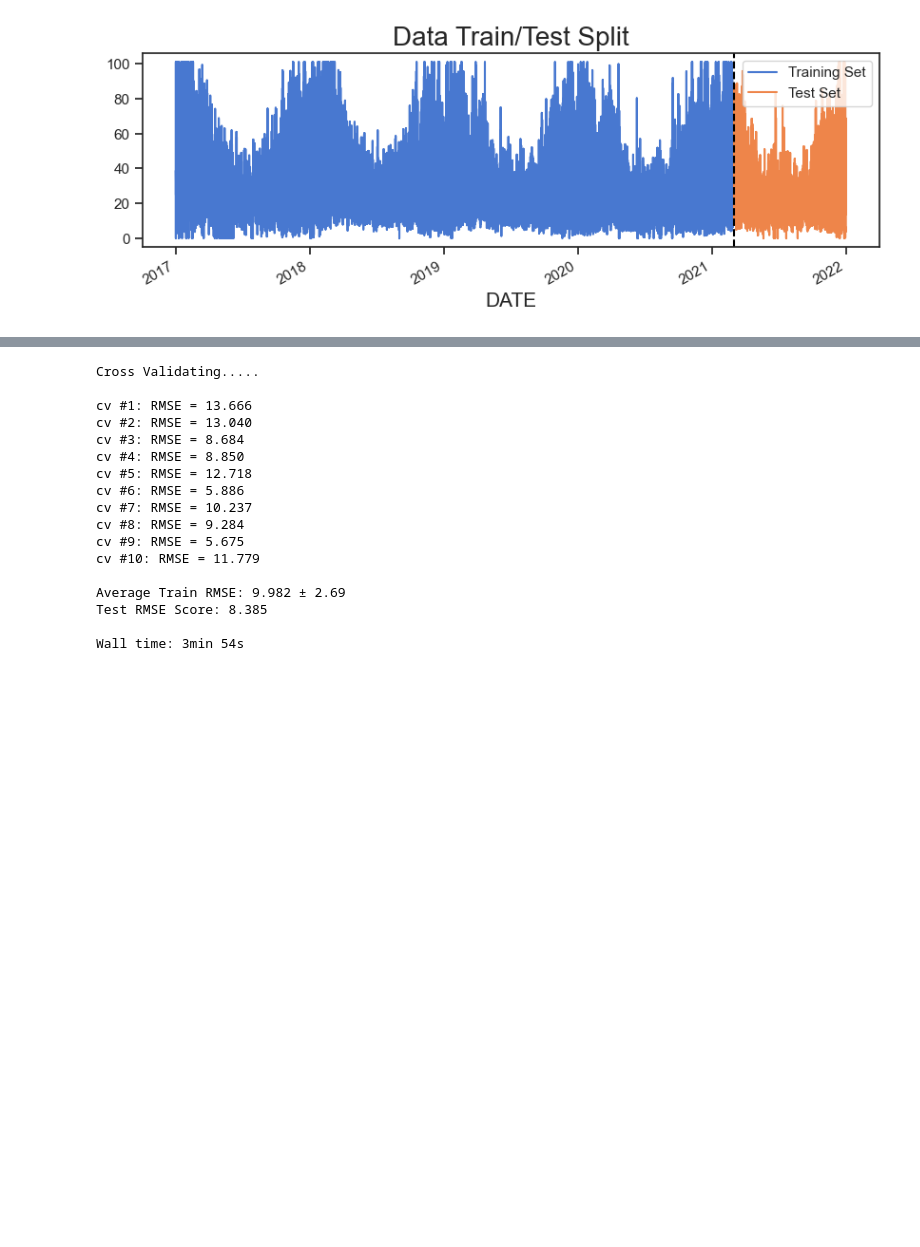
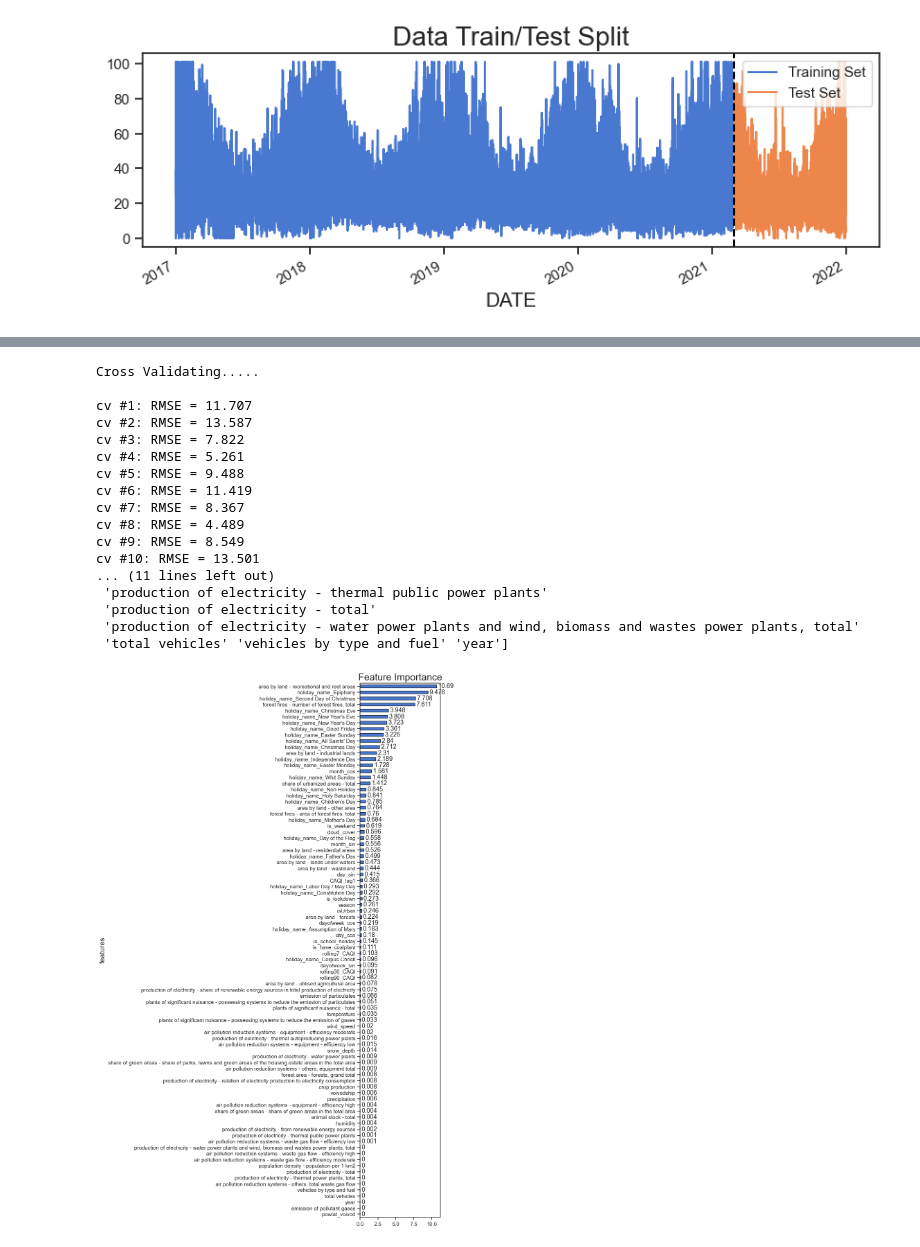
Before and after one commit to OmdenaAI/warsaw-poland-chapter-air-pollution, a Jupyter notebook: src/tasks/task-4-modeling/Joseph Antony_Modelling/1. BaseLine Model.ipynb, the cells around one changed output, grey strips where cells are left out. Drawn from its saved outputs; the diff is of its cells as text; code cells hidden in the pictures; blank space fills up the shorter version.

```diff
--- a/src/tasks/task-4-modeling/Joseph Antony_Modelling/1. BaseLine Model.ipynb
+++ b/src/tasks/task-4-modeling/Joseph Antony_Modelling/1. BaseLine Model.ipynb
@@ -239,58 +361,28 @@ for train_idx, val_idx in tss.split(train):
 # %%
 %%time
 #Training the pipeline using Cross validation
-rmse_values = []
-
-cv = 1
-# Loop through the folds
-print("Cross Validating.....")
-print()
-
-for train_index, test_index in tss.split(X_train, y_train):
-
-    X_train_cv, X_test_cv = X_train.iloc[train_index], X_train.iloc[test_index]
-    y_train_cv, y_test_cv = y_train.iloc[train_index], y_train.iloc[test_index]
-
-    # Fit the model on the train data
-    pipeline.fit(X_train_cv, y_train_cv)
-
-    # Predict on the test data
-    y_pred = pipeline.predict(X_test_cv)
-
-    # Calculate the mean squared error
-    rmse = mean_squared_error(y_test_cv, y_pred, squared=False)
-
-    print(f"cv #{cv}: RMSE = {rmse:.3f}")
-
-    rmse_values.append(rmse)
-    cv += 1
-
-# Print the average MSE over all folds
-print()
-print(f"Average Train RMSE: {np.mean(rmse_values):.3f} ± {np.std(rmse_values):.2f}")
-
-
-#Predicting on Test set
-predictions = pipeline.predict(X_test)
-test_rmse = mean_squared_error(y_test, predictions, squared=False)
-
-print(f"Test RMSE Score: {test_rmse:.3f}")
-print()
+predictions = cross_validate_and_test(cv=tss,
+                                      pipeline=pipeline,
+                                      X_train=X_train,
+                                      y_train=y_train,
+                                      X_test=X_test,
+                                      y_test=y_test)
 # %% [output]
 Cross Validating.....
 
-cv #1: RMSE = 13.666
-cv #2: RMSE = 13.040
-cv #3: RMSE = 8.684
-cv #4: RMSE = 8.850
-cv #5: RMSE = 12.718
-cv #6: RMSE = 5.886
-cv #7: RMSE = 10.237
-cv #8: RMSE = 9.284
-cv #9: RMSE = 5.675
-cv #10: RMSE = 11.779
-
-Average Train RMSE: 9.982 ± 2.69
-Test RMSE Score: 8.385
-
-Wall time: 3min 54s
+cv #1: RMSE = 11.707
+cv #2: RMSE = 13.587
+cv #3: RMSE = 7.822
+cv #4: RMSE = 5.261
+cv #5: RMSE = 9.488
+cv #6: RMSE = 11.419
+cv #7: RMSE = 8.367
+cv #8: RMSE = 4.489
+cv #9: RMSE = 8.549
+cv #10: RMSE = 13.501
+... (11 lines left out)
+ 'production of electricity - thermal public power plants'
+ 'production of electricity - total'
+ 'production of electricity - water power plants and wind, biomass and wastes power plants, total'
+ 'total vehicles' 'vehicles by type and fuel' 'year']
+[figure, added]
```
Also changed, not shown: parts of 21 cells of this notebook.
